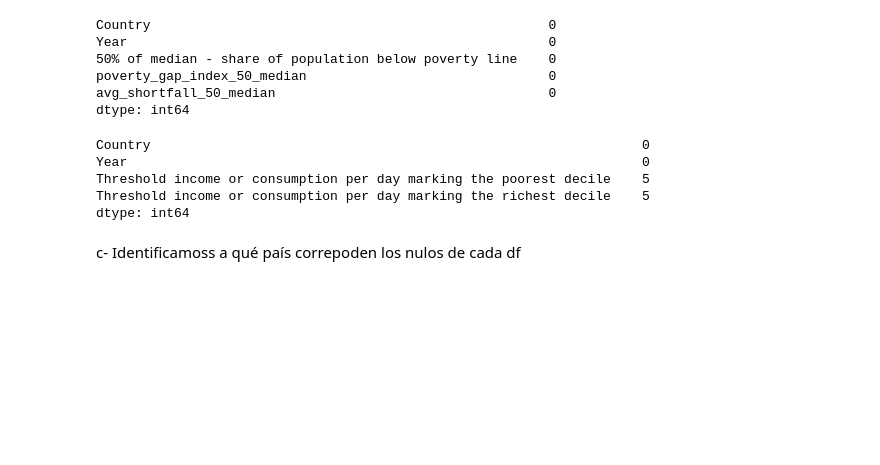
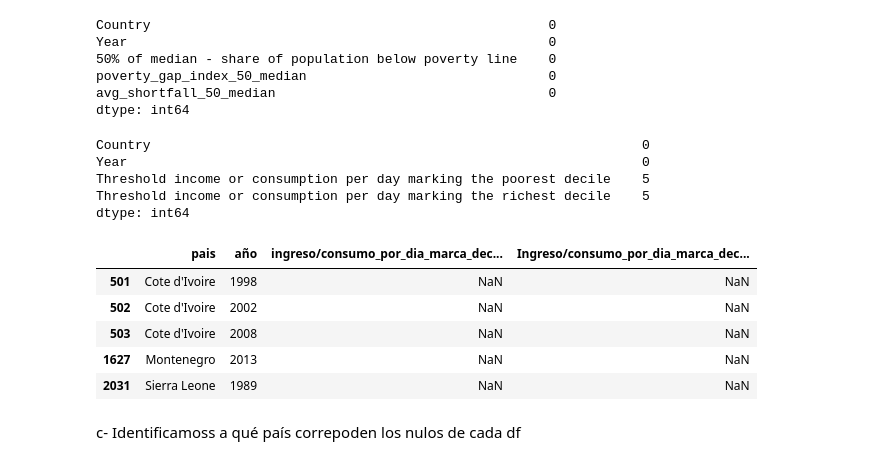
Before and after one commit to Sarah-bzb/TFM_analisis_datos, a Jupyter notebook: exploration_health_v0 - copia.ipynb, the cells around one changed output. Cells and saved outputs as stored; diff of their text form; code cells hidden in the pictures; blank space fills up the shorter version.

Commit message:
definicion de nulos umbrales de ingreso

```diff
--- a/exploration_health_v0 - copia.ipynb
+++ b/exploration_health_v0 - copia.ipynb
@@ -1993,6 +1993,17 @@ Year                                                                  0
 Threshold income or consumption per day marking the poorest decile    5
 Threshold income or consumption per day marking the richest decile    5
 dtype: int64
+# %%
+df_nulos = df_umbrales_de_ingresos[df_umbrales_de_ingresos.isnull().any(axis=1)]
+# %%
+df_nulos
+# %% [output]
+|  | pais | año | ingreso/consumo_por_dia_marca_dec... | Ingreso/consumo_por_dia_marca_dec... |
+| 501 | Cote d'Ivoire | 1998 | NaN | NaN |
+| 502 | Cote d'Ivoire | 2002 | NaN | NaN |
+| 503 | Cote d'Ivoire | 2008 | NaN | NaN |
+| 1627 | Montenegro | 2013 | NaN | NaN |
+| 2031 | Sierra Leone | 1989 | NaN | NaN |
 # %% [markdown]
 c- Identificamoss a qué país correpoden los nulos de cada df
 # %% [markdown]
```
Also changed, not shown: parts of 19 cells of this notebook, 2 other files.
